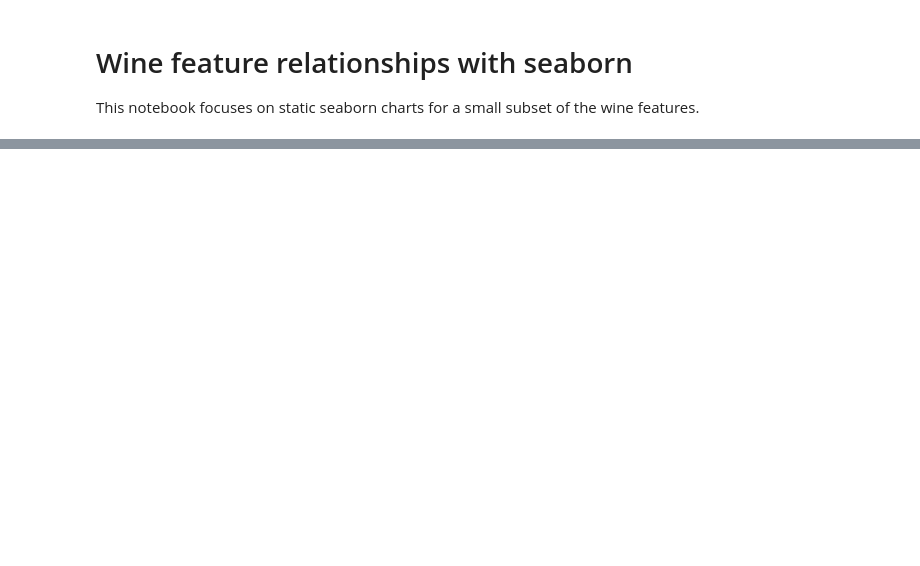
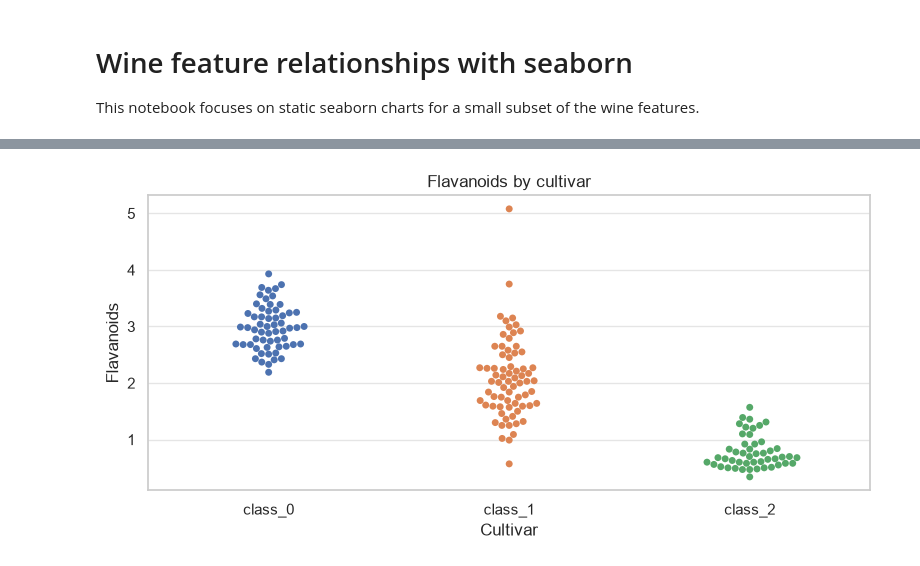
Before and after one commit to librowndev/wine-notebooks, a Jupyter notebook: notebooks/static/02_wine_relationships_seaborn.ipynb, the cells around one changed output, grey strips where cells are left out. Drawn from its saved outputs; the diff is of its cells as text; code cells hidden in the pictures; blank space fills up the shorter version.

```diff
--- a/notebooks/static/02_wine_relationships_seaborn.ipynb
+++ b/notebooks/static/02_wine_relationships_seaborn.ipynb
@@ -32,0 +47,9 @@ plt.tight_layout()
+# %%
+plt.figure(figsize=(8, 4))
+sns.swarmplot(data=df, x='target_name', y='flavanoids', hue='target_name', legend=False)
+plt.title('Flavanoids by cultivar')
+plt.xlabel('Cultivar')
+plt.ylabel('Flavanoids')
+plt.tight_layout()
+# %% [output]
+[figure, added]
```
Also changed, not shown: parts of 4 cells of this notebook, 3 other files.
